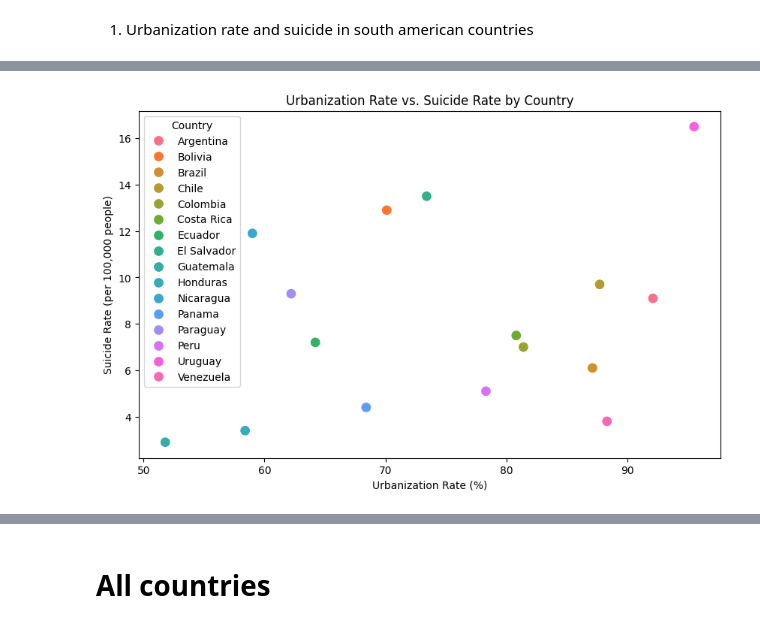
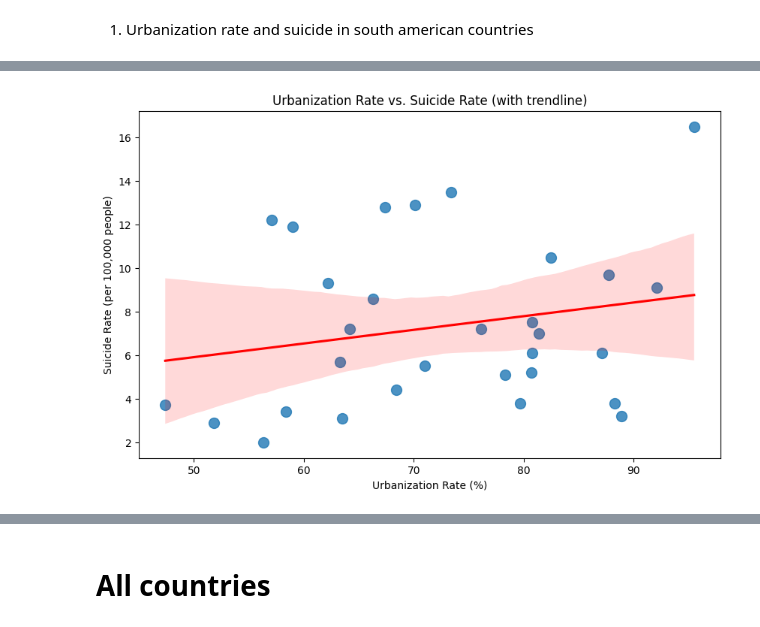
Before and after one commit to hetpatel007/Het_Special_Topics, a Jupyter notebook: Copy_of_Independent.ipynb, the cells around one changed output, grey strips where cells are left out. Drawn from its saved outputs; the diff is of its cells as text; code cells hidden in the pictures.

```diff
--- a/Copy_of_Independent.ipynb
+++ b/Copy_of_Independent.ipynb
@@ -454,0 +489,9 @@ DATASET 2. This is dataset excluding years
+# %%
+# Remove the 'Schizophrenia disorders' column
+mental_data = mental_data.drop(columns=['Schizophrenia disorders (share of population) - Sex: Both - Age: Age-standardized'])
+# %%
+# Filter the data to only include rows where the 'Year' is 2010
+mental_health_2010 = mental_data.loc[mental_data['Year'] == 2010]
+
+# Display the filtered data to verify the changes
+print(mental_health_2010.head())
@@ -518,20 +578,0 @@ print(Happiness_South_America_2.head())
-# %%
-# List of South American countries
-south_american_countries = [
-    'Argentina', 'Bolivia', 'Brazil', 'Chile', 'Colombia', 'Ecuador',
-    'Guyana', 'Paraguay', 'Peru', 'Suriname', 'Uruguay', 'Venezuela'
-]
-
-# List of Central American countries
-central_american_countries = [
-    'Nicaragua', 'Panama', 'Costa Rica', 'El Salvador', 'Guatemala', 'Honduras', 'Belize'
-]
-
-# Combine the two lists
-latin_american_countries = south_american_countries + central_american_countries
-
-# Filter the dataset to include only South and Central American countries
-Happiness_Latin_America = Happiness_2[Happiness_2['Country'].isin(latin_american_countries)]
-
-# Display the first few rows of the filtered dataset
-print(Happiness_Latin_America.head())
@@ -680,0 +769,6 @@ final_merged_df_2.head()
+# %%
+# Merge the two dataframes based on the 'Country' column
+dx = pd.merge(final_merged_df_2, mental_health_2010, on='Country', how='inner')
+
+# Display the merged dataframe to ensure the merge was successful
+print(dx.head())
@@ -737,13 +876,10 @@ plt.show()
 # %%
-import seaborn as sns
-import matplotlib.pyplot as plt
-
-# Scatter plot to visualize the relationship between Urbanization Rate and Suicide Rate
+# Scatter plot with a regression line
 plt.figure(figsize=(10, 6))
-sns.scatterplot(x='Urbanization rate', y='Suicide rate', data=final_merged_df_2, hue='Country', s=100)
-plt.title('Urbanization Rate vs. Suicide Rate by Country')
+sns.regplot(x='Urbanization rate', y='Suicide rate', data=dx, scatter_kws={'s': 100}, line_kws={'color': 'red'})
+plt.title('Urbanization Rate vs. Suicide Rate (with trendline)')
 plt.xlabel('Urbanization Rate (%)')
 plt.ylabel('Suicide Rate (per 100,000 people)')
 plt.show()
 # %% [output]
-[figure, old version]
+[figure, new version]
```
Also changed, not shown: parts of 51 cells of this notebook.
